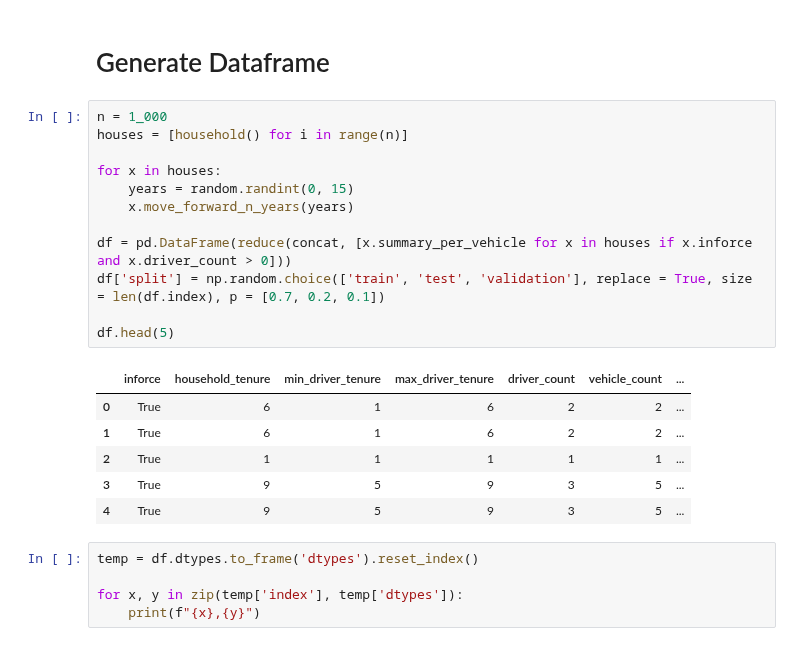
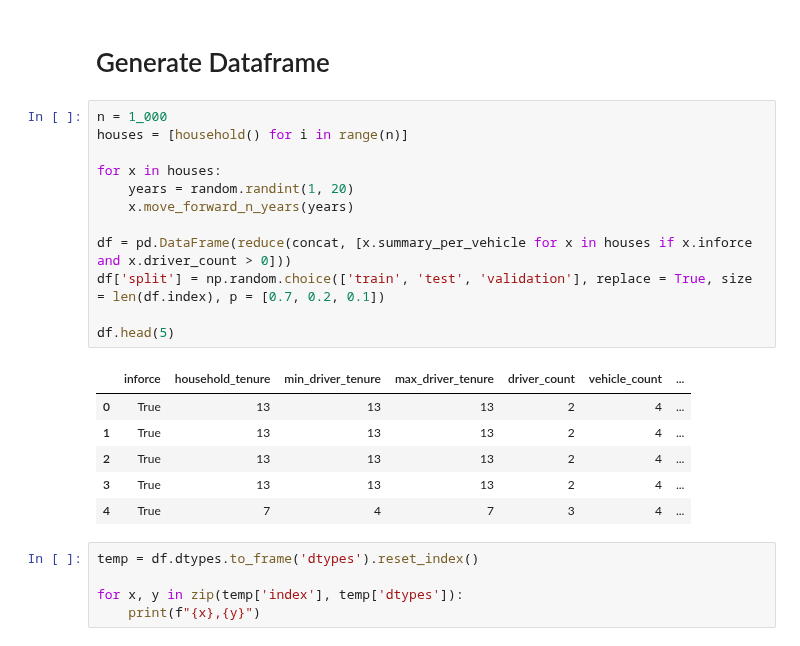
Before and after one commit to rosacker/msds_498_insurance_loss_modeling, a Jupyter notebook: synthetic_data_creation/Data_Creation.ipynb, the cells around one changed output. Cells and saved outputs as stored; diff of their text form.

```diff
--- a/synthetic_data_creation/Data_Creation.ipynb
+++ b/synthetic_data_creation/Data_Creation.ipynb
@@ -27,22 +27,22 @@ my_house.vehicles
 # %%
 n = 1_000
 houses = [household() for i in range(n)]
 
 for x in houses:
-    years = random.randint(0, 15)
+    years = random.randint(1, 20)
     x.move_forward_n_years(years)
 
 df = pd.DataFrame(reduce(concat, [x.summary_per_vehicle for x in houses if x.inforce and x.driver_count > 0]))
 df['split'] = np.random.choice(['train', 'test', 'validation'], replace = True, size = len(df.index), p = [0.7, 0.2, 0.1])
 
 df.head(5)
 # %% [output]
 |  | inforce | household_tenure | min_driver_tenure | max_driver_tenure | driver_count | vehicle_count | ... |
-| 0 | True | 6 | 1 | 6 | 2 | 2 | ... |
-| 1 | True | 6 | 1 | 6 | 2 | 2 | ... |
-| 2 | True | 1 | 1 | 1 | 1 | 1 | ... |
-| 3 | True | 9 | 5 | 9 | 3 | 5 | ... |
-| 4 | True | 9 | 5 | 9 | 3 | 5 | ... |
+| 0 | True | 13 | 13 | 13 | 2 | 4 | ... |
+| 1 | True | 13 | 13 | 13 | 2 | 4 | ... |
+| 2 | True | 13 | 13 | 13 | 2 | 4 | ... |
+| 3 | True | 13 | 13 | 13 | 2 | 4 | ... |
+| 4 | True | 7 | 4 | 7 | 3 | 4 | ... |
 # %%
 temp = df.dtypes.to_frame('dtypes').reset_index()
 
```
Also changed, not shown: parts of 4 cells of this notebook, 3 other files.
